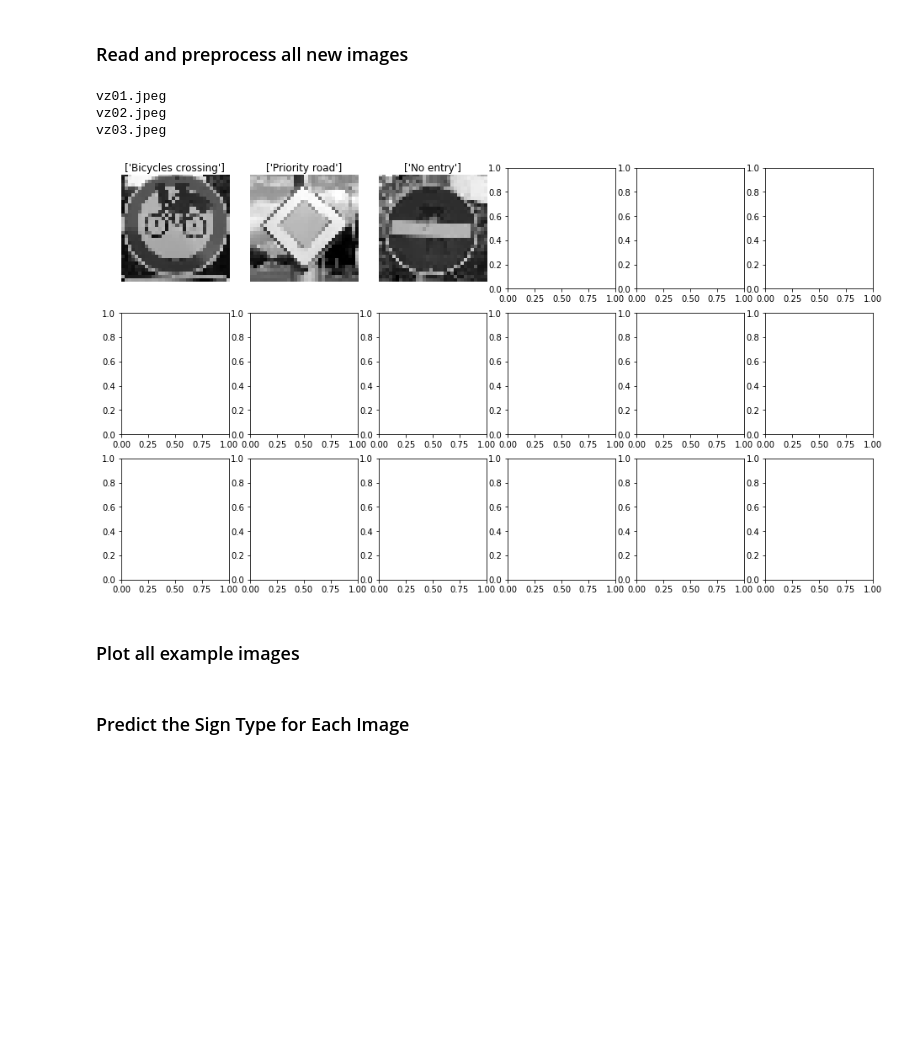
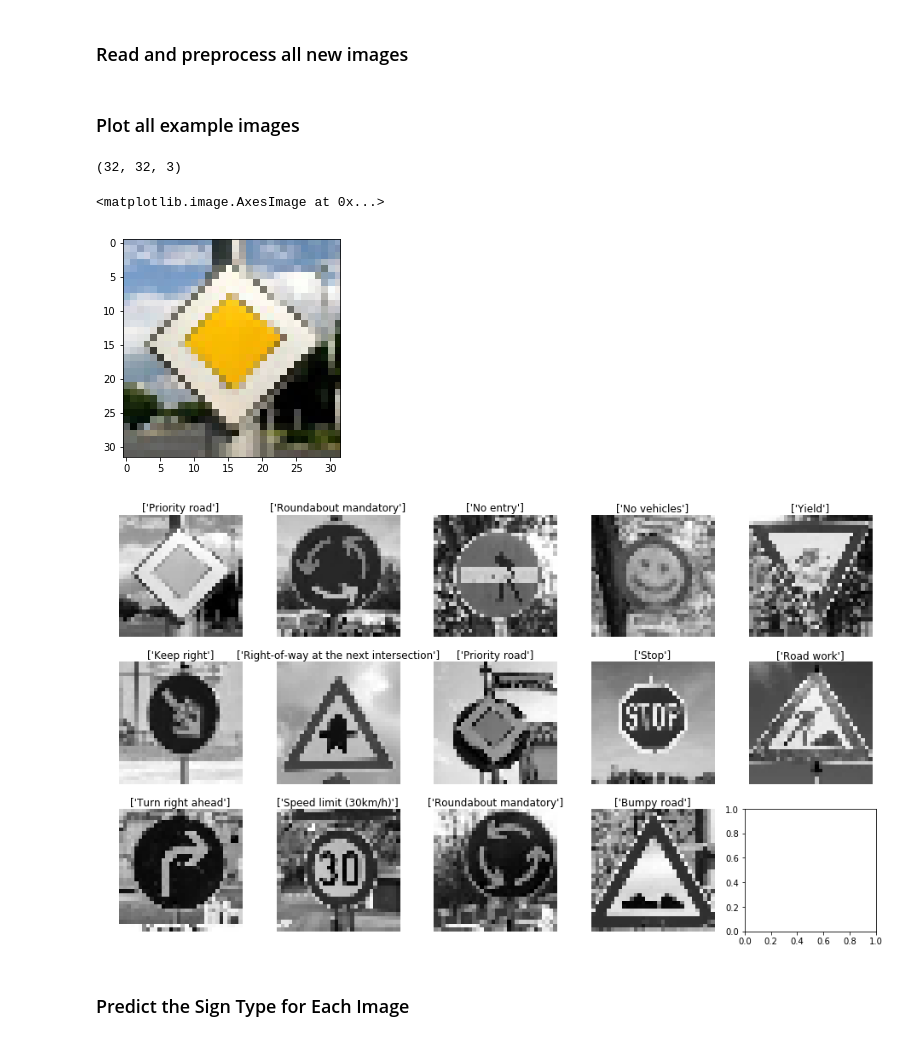
Before and after one commit to fstahl1/traffic-sign-classifier, a Jupyter notebook: Traffic_Sign_Classifier.ipynb, the cells around one changed output. Cells and saved outputs as stored; diff of their text form; code cells hidden in the pictures; blank space fills up the shorter version.

```diff
--- a/Traffic_Sign_Classifier.ipynb
+++ b/Traffic_Sign_Classifier.ipynb
@@ -830,41 +787,46 @@ plt.imshow(test_pre,cmap='gray');
-# %%
-path = './traffic_sign_images/'
-img_names = sorted(os.listdir(path))
-
-n_imgs = 3 # len(img_names)
-
-y_test_new = np.array([29, 12, 17, 40, 17, 15, 17, 13, 38, 13, 11, 12, 14, 25, 33,  1, 40, 22])[0:n_imgs]
-
-X_test_new = np.zeros([n_imgs, 32, 32, 1])
-
-fig, axs = plt.subplots(3,6,figsize=(16,9))
-axs = axs.ravel()
-
-for idx, img_name in enumerate(img_names[0:3]):
-    print(img_name)
-    if img_name.endswith('.jpeg'):
-        img = cv2.imread(path+img_name)
-    #     print(img.shape)
-        img = cv2.resize(img, (32,32))
-        img = preprocess(img,'bgr')
-    #     print(img.shape)
-        X_test_new[idx,:,:,0] = img
-        axs[idx].imshow(X_test_new[idx,:,:,0],cmap='gray')
-        axs[idx].set_title(map_dict[str(y_test_new[idx])])
-        axs[idx].axis('off')
-# %% [output]
-vz01.jpeg
-vz02.jpeg
-vz03.jpeg
-[figure, removed]
 # %% [markdown]
 ### Plot all example images
 # %%
 # plt.figure(figsize=(16,9))
 # for i in range(len(X_new_test)):
 #     plt.subplot(3,6,i+1)
 #     plt.imshow(X_new_test[i], cmap='gray')
 #     plt.xticks([]); plt.yticks([])
+img = cv2.imread(path+'vz02.jpeg')
+img = cv2.resize(img, (32,32))
+img = cv2.cvtColor(img,cv2.COLOR_BGR2RGB)
+print(img.shape)
+plt.imshow(img)
+# %% [output]
+(32, 32, 3)
+<matplotlib.image.AxesImage at 0x...>
+[figure, added]
+# %%
+path = './traffic_sign_images/'
+img_names = sorted(os.listdir(path))
+
+n_imgs = len(img_names)
+
+y_test_new = np.array([12, 40, 17, 15, 13, 38, 11, 12, 14, 25, 33,  1, 40, 22])[0:n_imgs]
+
+X_test_new = np.zeros([n_imgs, 32, 32, 3], dtype=np.uint8)
+X_test_new_pre = np.zeros([n_imgs, 32, 32, 1])
+
+fig, axs = plt.subplots(3,5,figsize=(16,9))
+axs = axs.ravel()
+
+for idx, img_name in enumerate(img_names[0:n_imgs]):
+    if img_name.endswith('.jpeg'):
+        img = cv2.imread(path+img_name)
+        img = cv2.resize(img, (32,32))
+        X_test_new[idx] = cv2.cvtColor(img,cv2.COLOR_BGR2RGB)
+        img = preprocess(img,'bgr')
+        X_test_new_pre[idx,:,:,0] = img
+        axs[idx].imshow(X_test_new_pre[idx,:,:,0],cmap='gray')
+        axs[idx].set_title(map_dict[str(y_test_new[idx])])
+        axs[idx].axis('off')
+# %% [output]
+[figure, added]
 # %% [markdown]
 ### Predict the Sign Type for Each Image
 # %%
```
Also changed, not shown: parts of 26 cells of this notebook, 9 other files.
